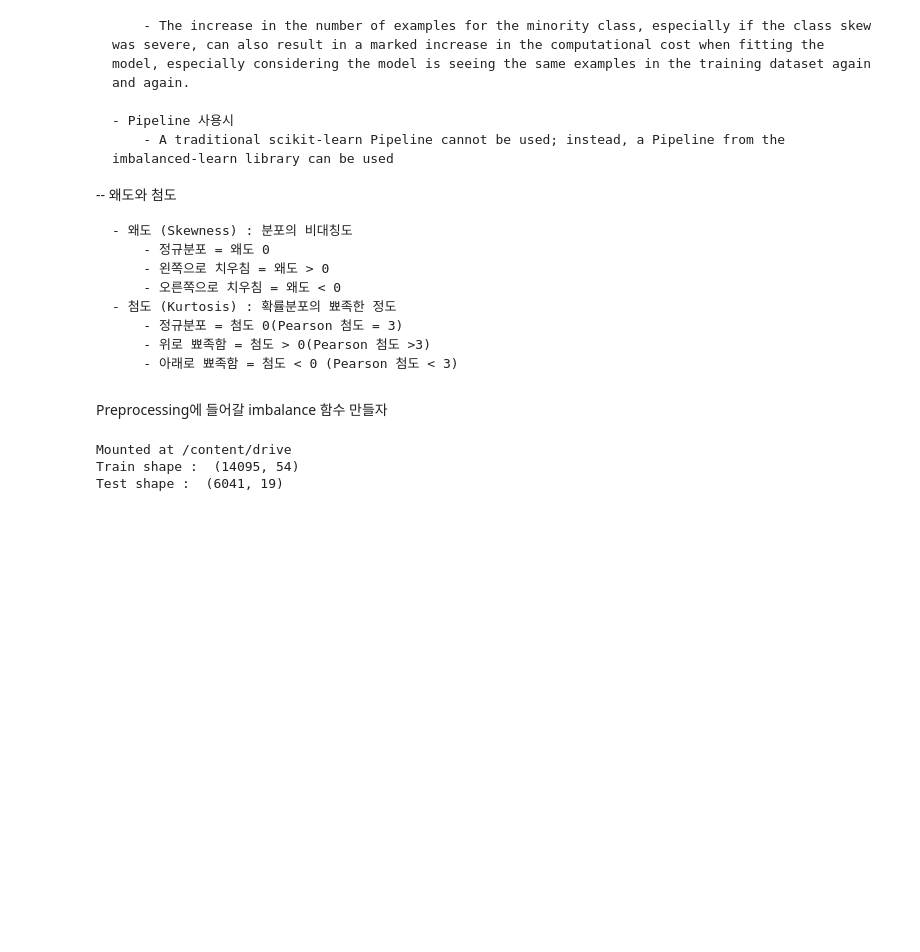
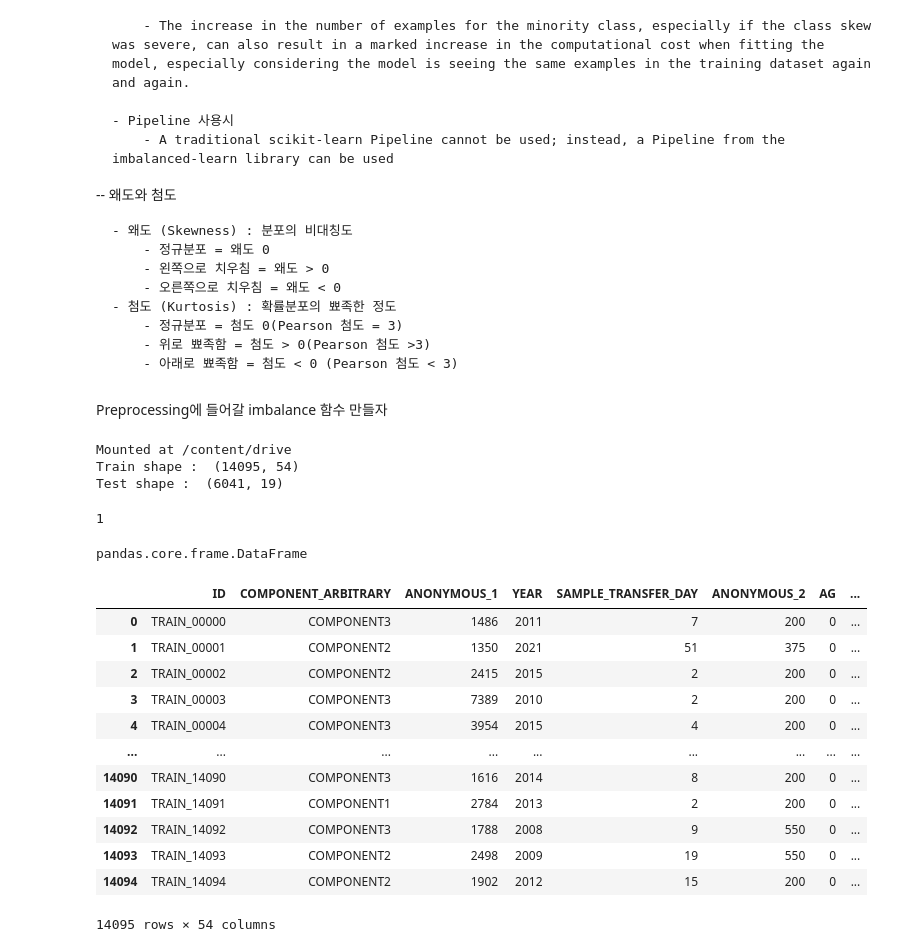
Before and after one commit to cswcjt/Dacon-Oil, a Jupyter notebook: imbalance.ipynb, the cells around one changed output. Cells and saved outputs as stored; diff of their text form; code cells hidden in the pictures; blank space fills up the shorter version.

```diff
--- a/imbalance.ipynb
+++ b/imbalance.ipynb
@@ -174,0 +172,9 @@ y_imb = first_ins.y.fillna(0)
+# %%
+if type(sampling_method_info) == pd.core.frame.DataFrame :
+    print(1)
+# %% [output]
+1
+# %%
+type(sampling_method_info)
+# %% [output]
+pandas.core.frame.DataFrame
@@ -174,0 +305,18 @@ y_imb = first_ins.y.fillna(0)
+# %%
+# data load
+train_df = oil().train
+train_df
+# %% [output]
+|  | ID | COMPONENT_ARBITRARY | ANONYMOUS_1 | YEAR | SAMPLE_TRANSFER_DAY | ANONYMOUS_2 | AG | ... |
+| 0 | TRAIN_00000 | COMPONENT3 | 1486 | 2011 | 7 | 200 | 0 | ... |
+| 1 | TRAIN_00001 | COMPONENT2 | 1350 | 2021 | 51 | 375 | 0 | ... |
+| 2 | TRAIN_00002 | COMPONENT2 | 2415 | 2015 | 2 | 200 | 0 | ... |
+| 3 | TRAIN_00003 | COMPONENT3 | 7389 | 2010 | 2 | 200 | 0 | ... |
+| 4 | TRAIN_00004 | COMPONENT3 | 3954 | 2015 | 4 | 200 | 0 | ... |
+| ... | ... | ... | ... | ... | ... | ... | ... | ... |
+| 14090 | TRAIN_14090 | COMPONENT3 | 1616 | 2014 | 8 | 200 | 0 | ... |
+| 14091 | TRAIN_14091 | COMPONENT1 | 2784 | 2013 | 2 | 200 | 0 | ... |
+| 14092 | TRAIN_14092 | COMPONENT3 | 1788 | 2008 | 9 | 550 | 0 | ... |
+| 14093 | TRAIN_14093 | COMPONENT2 | 2498 | 2009 | 19 | 550 | 0 | ... |
+| 14094 | TRAIN_14094 | COMPONENT2 | 1902 | 2012 | 15 | 200 | 0 | ... |
+14095 rows × 54 columns
```
Also changed, not shown: parts of 20 cells of this notebook.
